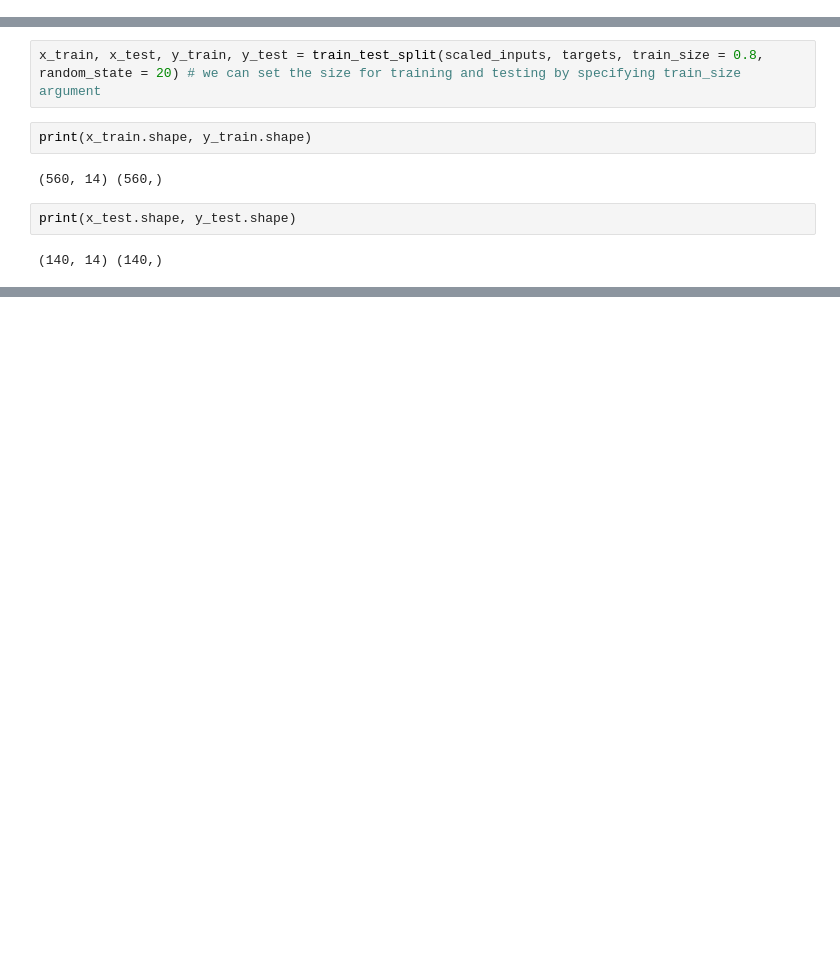
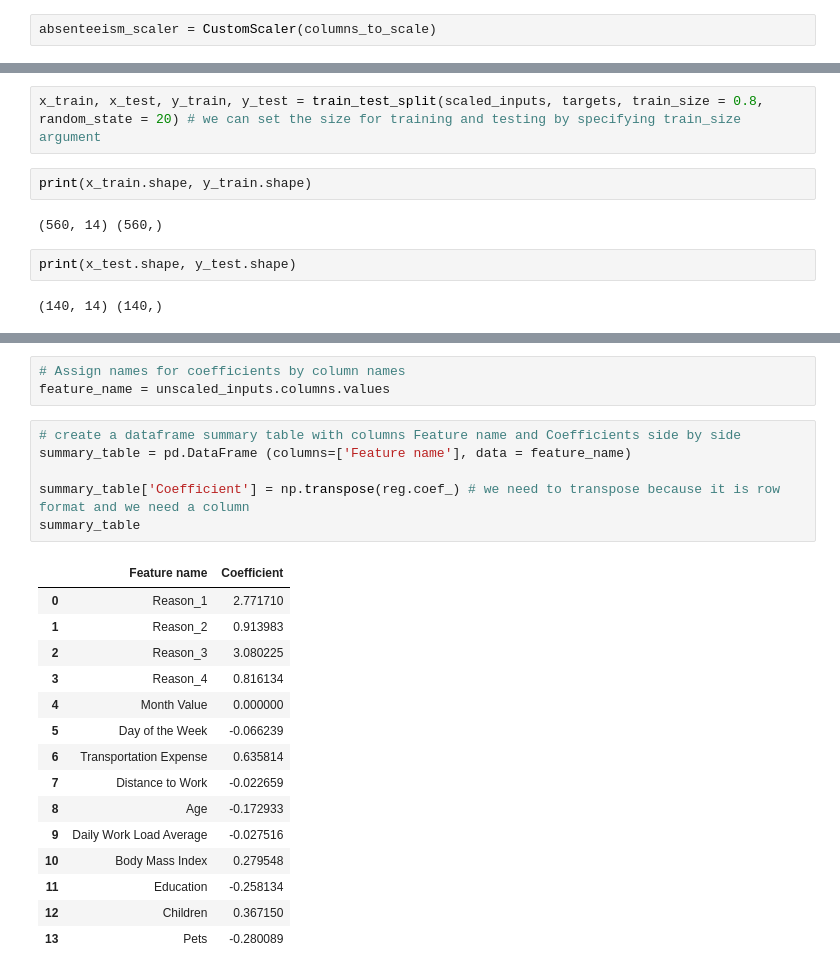
Before and after one commit to mjoshua97241/Data-Science-Training, a Jupyter notebook: Case Study/Absenteeism - Logistic Regression.ipynb, the cells around one changed output, grey strips where cells are left out. Drawn from its saved outputs; the diff is of its cells as text; blank space fills up the shorter version.

```diff
--- a/Case Study/Absenteeism - Logistic Regression.ipynb
+++ b/Case Study/Absenteeism - Logistic Regression.ipynb
@@ -133 +181,3 @@ absenteeism_scaler = StandardScaler()
+# %%
+absenteeism_scaler = CustomScaler(columns_to_scale)
 # %%
@@ -201,0 +379,25 @@ print(x_test.shape, y_test.shape)
+# %%
+# Assign names for coefficients by column names
+feature_name = unscaled_inputs.columns.values
+# %%
+# create a dataframe summary table with columns Feature name and Coefficients side by side
+summary_table = pd.DataFrame (columns=['Feature name'], data = feature_name)
+
+summary_table['Coefficient'] = np.transpose(reg.coef_) # we need to transpose because it is row format and we need a column
+summary_table
+# %% [output]
+|  | Feature name | Coefficient |
+| 0 | Reason_1 | 2.771710 |
+| 1 | Reason_2 | 0.913983 |
+| 2 | Reason_3 | 3.080225 |
+| 3 | Reason_4 | 0.816134 |
+| 4 | Month Value | 0.000000 |
+| 5 | Day of the Week | -0.066239 |
+| 6 | Transportation Expense | 0.635814 |
+| 7 | Distance to Work | -0.022659 |
+| 8 | Age | -0.172933 |
+| 9 | Daily Work Load Average | -0.027516 |
+| 10 | Body Mass Index | 0.279548 |
+| 11 | Education | -0.258134 |
+| 12 | Children | 0.367150 |
+| 13 | Pets | -0.280089 |
```
Also changed, not shown: parts of 30 cells of this notebook.
